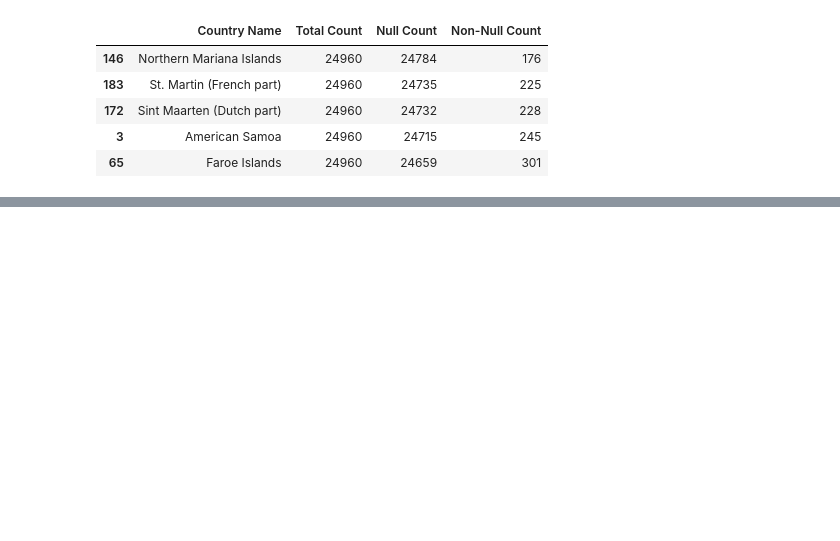
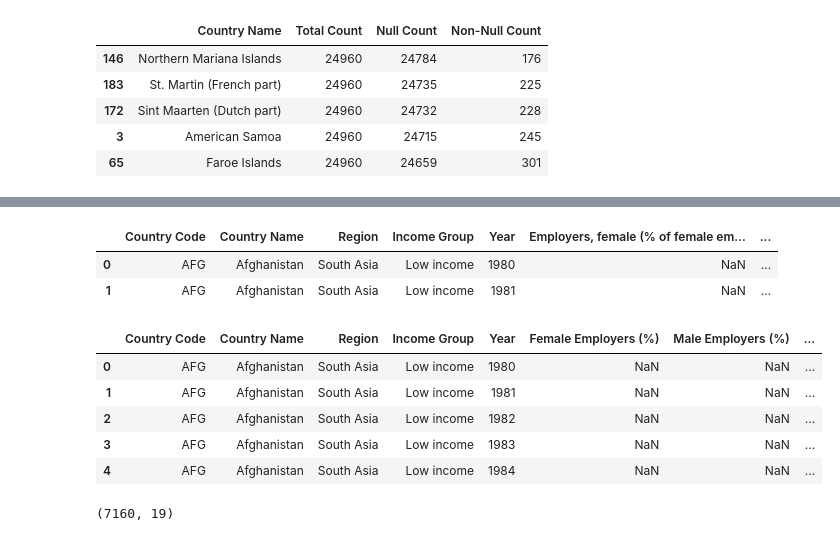
Before and after one commit to sinchita-sdq/WorldBankStats_Analysis, a Jupyter notebook: World Bank Gender Statistics.ipynb, the cells around one changed output, grey strips where cells are left out. Drawn from its saved outputs; the diff is of its cells as text; code cells hidden in the pictures; blank space fills up the shorter version.

```diff
--- a/World Bank Gender Statistics.ipynb
+++ b/World Bank Gender Statistics.ipynb
@@ -303,0 +185,6 @@ join_df = join_df[(join_df['Indicator Name']=="Expected years of schooling, fema
+# %%
+remove_indicator = indicator_ndf[indicator_ndf['Non-Null Count']<=5000]
+ri_lst = list(remove_indicator['Indicator Name'])
+# %%
+join_df = join_df[~join_df['Indicator Name'].isin(ri_lst)]
+join_df.head()
@@ -306,3 +236,9 @@ join_df['Indicator Name'].unique()
 # %%
 ind_pivot = join_df.pivot_table('Indicator Value', ['Country Code','Country Name','Region','Income Group','Year'], 'Indicator Name')
-ind_pivot.head()
+ind_pivot.reset_index(inplace=True)
+ind_pivot.rename_axis(None, axis=1, inplace=True)
+ind_pivot.head(2)
+# %% [output]
+|  | Country Code | Country Name | Region | Income Group | Year | Employers, female (% of female em... | ... |
+| 0 | AFG | Afghanistan | South Asia | Low income | 1980 | NaN | ... |
+| 1 | AFG | Afghanistan | South Asia | Low income | 1981 | NaN | ... |
@@ -315,18 +245,30 @@ ind_pivot
-# %%
-ind_pivot.rename({
-'Expected years of schooling, female' : 'Expected Years of Schooling (Female)',
-'Expected years of schooling, male' : 'Expected Years of Schooling (Male)',
-'Female share of employment in senior and middle management (%)' : 'Share in Senior Management (Female, %)',
-'Female share of graduates from Science, Technology, Engineering and Mathematics (STEM) programmes, tertiary (%)' : 'Share of STEM Graduates (Female, %)',
-'GDP per capita (Current US$)' : 'GDP Per Capita (Current US$)',
-'Government expenditure on education, total (% of GDP)' : 'Govement Expenditure on Education (% of GDP)',
-'Gross graduation ratio, primary, female (%)' : 'Gross Primary Graduation Ratio (Female, %)',
-'Gross graduation ratio, primary, male (%)' : 'Gross Primary Graduation Ratio (Male, %)',
-'Gross graduation ratio, tertiary, female (%)' : 'Gross Tertiary Graduation Ratio (Female, %)',
-'Gross graduation ratio, tertiary, male (%)' : 'Gross Tertiary Graduation Ratio (Male, %)',
-'Labor force, female (% of total labor force)' : 'Share of Labor Force (Female, %)',
-'Primary completion rate, female (% of relevant age group)' : 'Primary Completion Rate (Female, %)',
-'Primary completion rate, male (% of relevant age group)' : 'Primary Completion Rate (Male, %)',
-'Proportion of seats held by women in national parliaments (%)' : 'Share of Seats in National Parliament (Female, %)',
-'Ratio of female to male labor force participation rate (%) (modeled ILO estimate)' : 'Female To Male Labor Force Participation (%)'
-}, axis=1, inplace=True)
+# %%
+ind_pivot.rename({
+'Employers, female (% of female employment) (modeled ILO estimate)':'Female Employers (%)',
+'Employers, male (% of male employment) (modeled ILO estimate)':'Male Employers (%)',
+'GDP growth (annual %)':'Annual GDP Growth (%)',
+'GDP per capita (Current US$)':'GDP per capita (US$)',
+'Labor force, female (% of total labor force)':'Female Labor Force (%)',
+'Law mandates equal remuneration for females and males for work of equal value (1=yes; 0=no)':'Equal Remuneration for Females and Males (1=yes; 0=no)',
+'Law prohibits discrimination in employment based on gender (1=yes; 0=no)':'Law Prohibits Gender Discrimination in Employment (1=yes; 0=no)',
+'Primary education, pupils (% female)':'Female Students in Primary Education (%)',
+'Ratio of female to male labor force participation rate (%) (modeled ILO estimate)':'Female to Male Labor Force Participation Rate (%)',
+'School enrollment, primary (gross), gender parity index (GPI)':'Gross Primary School Enrollment',
+'School enrollment, primary, female (% gross)':'Female Primary School Enrollment (%)',
+'School enrollment, primary, male (% gross)':'Male Primary School Enrollment (%)',
+'Wage and salaried workers, female (% of female employment) (modeled ILO estimate)':'Female Wage and Salaried Workers (%)',
+'Wage and salaried workers, male (% of male employment) (modeled ILO estimate)':'Male Wage and Salaried Workers (%)'
+}, axis=1, inplace=True)
+
+ind_pivot.head()
+# %% [output]
+|  | Country Code | Country Name | Region | Income Group | Year | Female Employers (%) | Male Employers (%) | ... |
+| 0 | AFG | Afghanistan | South Asia | Low income | 1980 | NaN | NaN | ... |
+| 1 | AFG | Afghanistan | South Asia | Low income | 1981 | NaN | NaN | ... |
+| 2 | AFG | Afghanistan | South Asia | Low income | 1982 | NaN | NaN | ... |
+| 3 | AFG | Afghanistan | South Asia | Low income | 1983 | NaN | NaN | ... |
+| 4 | AFG | Afghanistan | South Asia | Low income | 1984 | NaN | NaN | ... |
+# %%
+ind_pivot.shape
+# %% [output]
+(7160, 19)
```
Also changed, not shown: parts of 24 cells of this notebook.
